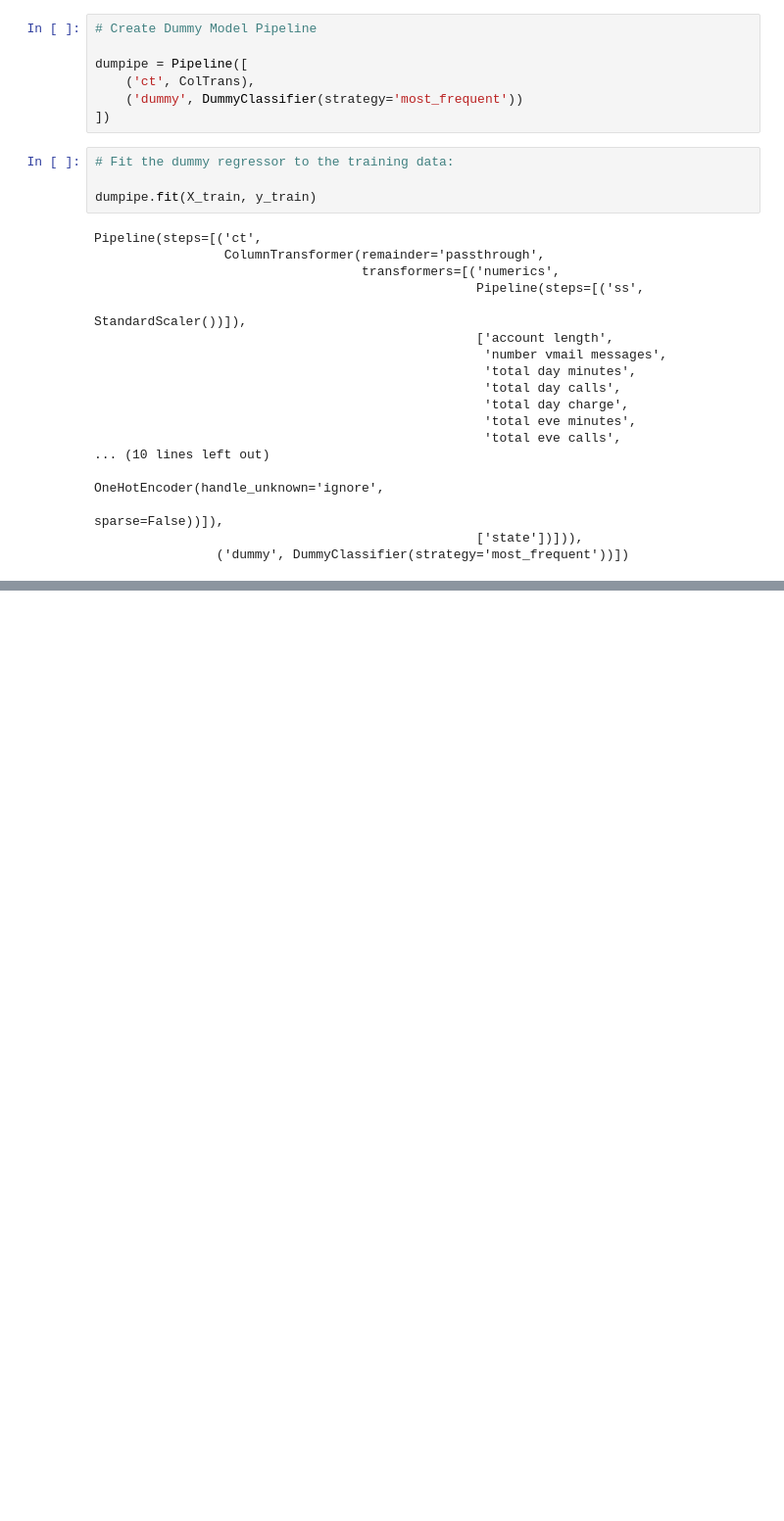
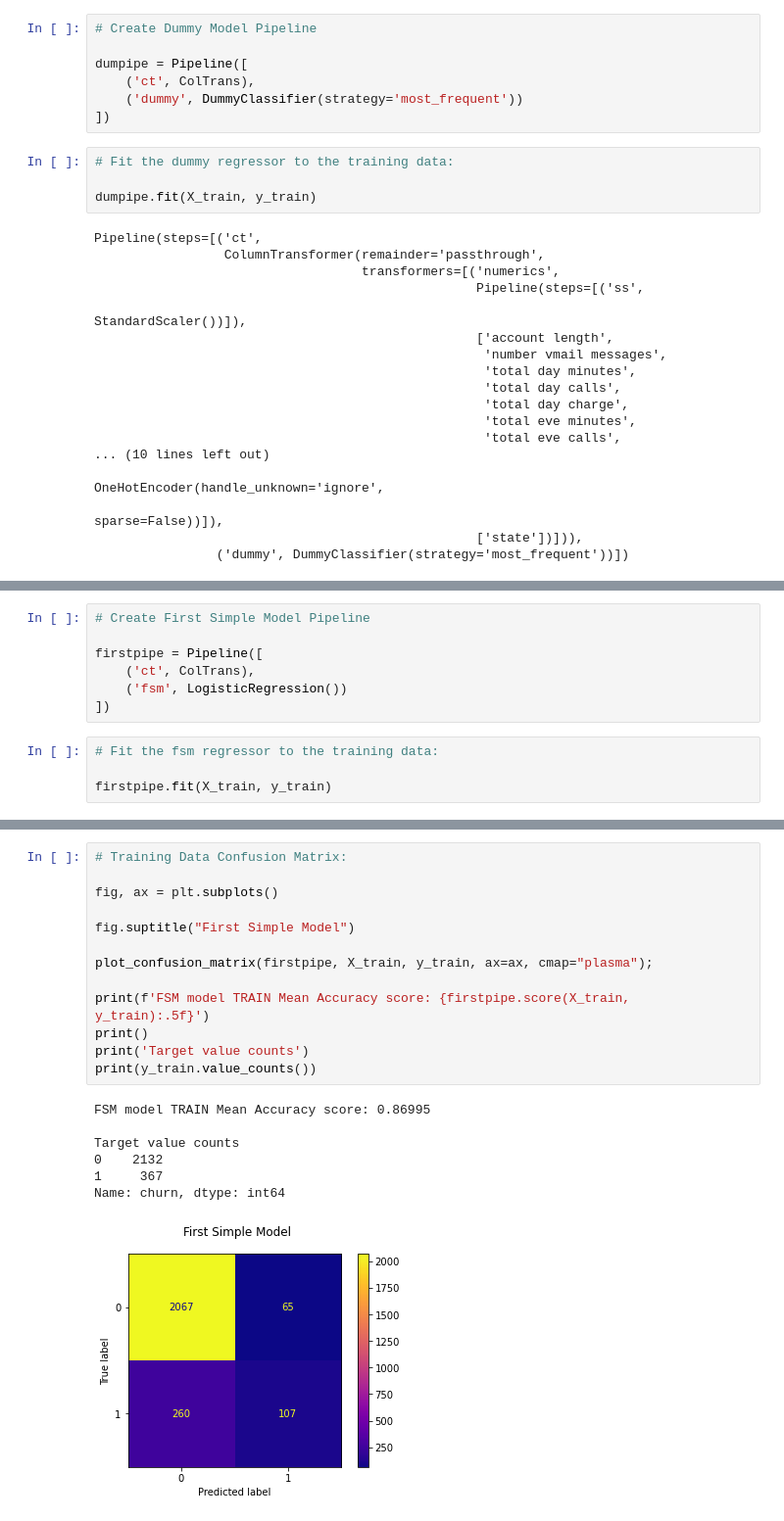
Before and after one commit to clairesarraille/SyriaTel_Customer_Churn, a Jupyter notebook: notebook_02.ipynb, the cells around one changed output, grey strips where cells are left out. Shown at 98% size. Drawn from its saved outputs; the diff is of its cells as text; blank space fills up the shorter version.

```diff
--- a/notebook_02.ipynb
+++ b/notebook_02.ipynb
@@ -347,0 +482,11 @@ Pipeline(steps=[('ct',
+# %%
+# Create First Simple Model Pipeline
+
+firstpipe = Pipeline([
+    ('ct', ColTrans),
+    ('fsm', LogisticRegression())
+])
+# %%
+# Fit the fsm regressor to the training data:
+
+firstpipe.fit(X_train, y_train)
@@ -347,0 +511,21 @@ Pipeline(steps=[('ct',
+# %%
+# Training Data Confusion Matrix:
+
+fig, ax = plt.subplots()
+
+fig.suptitle("First Simple Model")
+
+plot_confusion_matrix(firstpipe, X_train, y_train, ax=ax, cmap="plasma");
+
+print(f'FSM model TRAIN Mean Accuracy score: {firstpipe.score(X_train, y_train):.5f}')
+print()
+print('Target value counts')
+print(y_train.value_counts())
+# %% [output]
+FSM model TRAIN Mean Accuracy score: 0.86995
+
+Target value counts
+0    2132
+1     367
+Name: churn, dtype: int64
+[figure, added]
```
Also changed, not shown: parts of 37 cells of this notebook.
